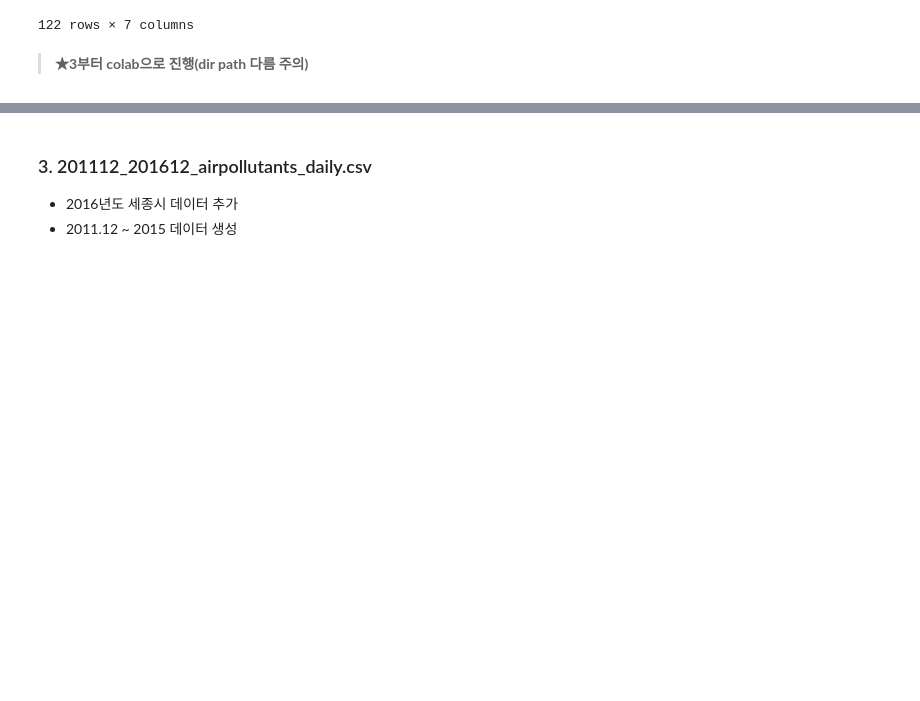
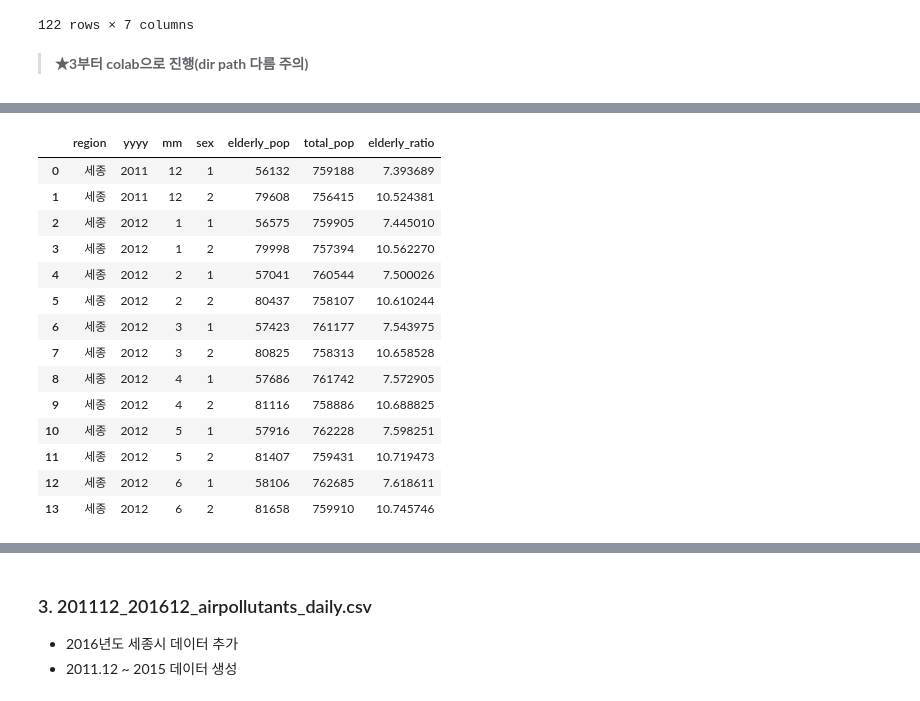
Before and after one commit to leech2193/weather_hospital_sowhat, a Jupyter notebook: [preprocessing] sejong-si data.ipynb, the cells around one changed output, grey strips where cells are left out. Saved outputs shown, nothing was run; the diff lists cells and outputs as text; code cells hidden in the pictures; blank space fills up the shorter version.

```diff
--- a/[preprocessing] sejong-si data.ipynb
+++ b/[preprocessing] sejong-si data.ipynb
@@ -137,0 +144,4 @@ elderly.to_csv('Z:/공모전/날씨빅데이터콘테스트(공유)/data/201112_
+# %%
+elderly = pd.read_csv('./201112_201612_성별_고령인구.csv', encoding='cp949')
+# %%
+elderly.drop(labels=range(1098,1112), axis=0, inplace=True)
@@ -137,0 +164,21 @@ elderly.to_csv('Z:/공모전/날씨빅데이터콘테스트(공유)/data/201112_
+# %%
+tmp_sejong = elderly[elderly.region == '대전'].iloc[:14,:].copy()
+tmp_sejong.region = '세종'
+tmp_sejong.reset_index(drop=True, inplace=True)
+tmp_sejong
+# %% [output]
+|  | region | yyyy | mm | sex | elderly_pop | total_pop | elderly_ratio |
+| 0 | 세종 | 2011 | 12 | 1 | 56132 | 759188 | 7.393689 |
+| 1 | 세종 | 2011 | 12 | 2 | 79608 | 756415 | 10.524381 |
+| 2 | 세종 | 2012 | 1 | 1 | 56575 | 759905 | 7.445010 |
+| 3 | 세종 | 2012 | 1 | 2 | 79998 | 757394 | 10.562270 |
+| 4 | 세종 | 2012 | 2 | 1 | 57041 | 760544 | 7.500026 |
+| 5 | 세종 | 2012 | 2 | 2 | 80437 | 758107 | 10.610244 |
+| 6 | 세종 | 2012 | 3 | 1 | 57423 | 761177 | 7.543975 |
+| 7 | 세종 | 2012 | 3 | 2 | 80825 | 758313 | 10.658528 |
+| 8 | 세종 | 2012 | 4 | 1 | 57686 | 761742 | 7.572905 |
+| 9 | 세종 | 2012 | 4 | 2 | 81116 | 758886 | 10.688825 |
+| 10 | 세종 | 2012 | 5 | 1 | 57916 | 762228 | 7.598251 |
+| 11 | 세종 | 2012 | 5 | 2 | 81407 | 759431 | 10.719473 |
+| 12 | 세종 | 2012 | 6 | 1 | 58106 | 762685 | 7.618611 |
+| 13 | 세종 | 2012 | 6 | 2 | 81658 | 759910 | 10.745746 |
```
Also changed, not shown: parts of 14 cells of this notebook.
